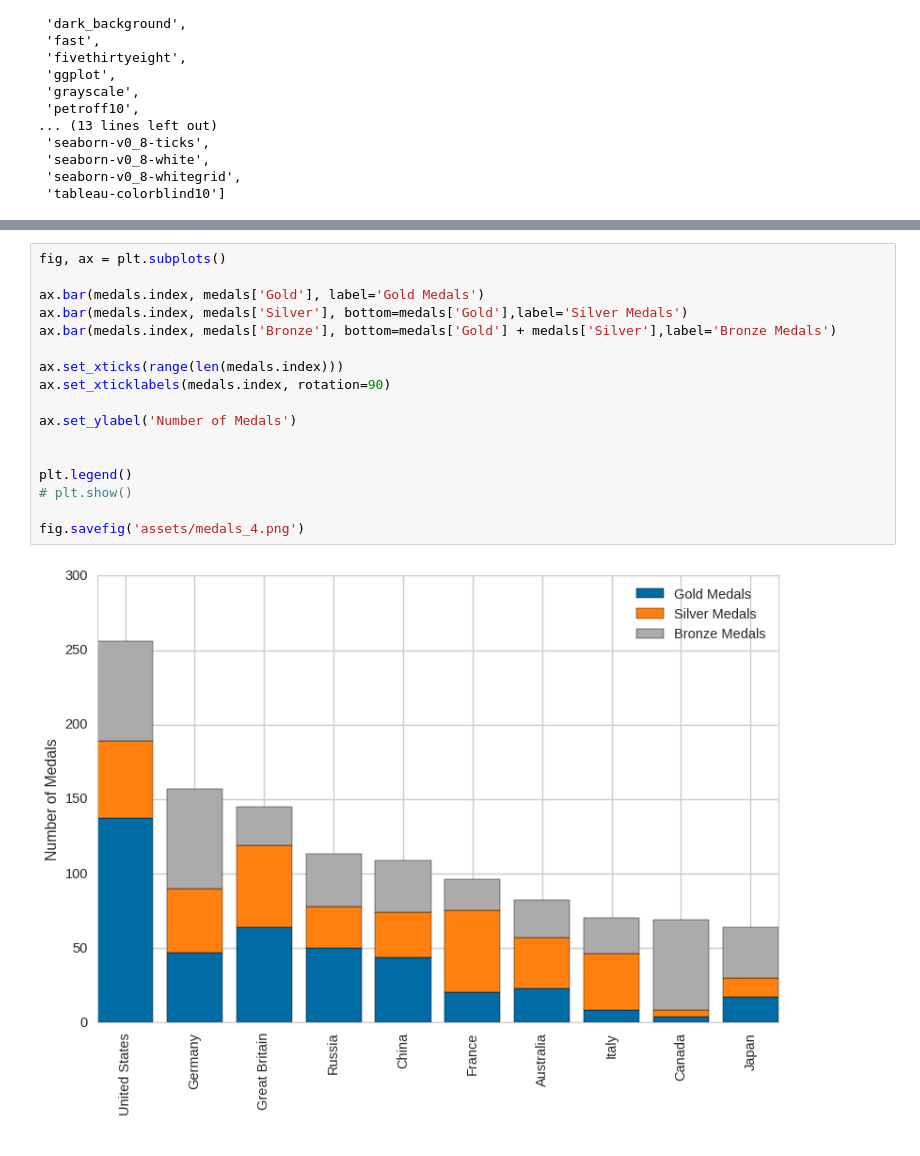
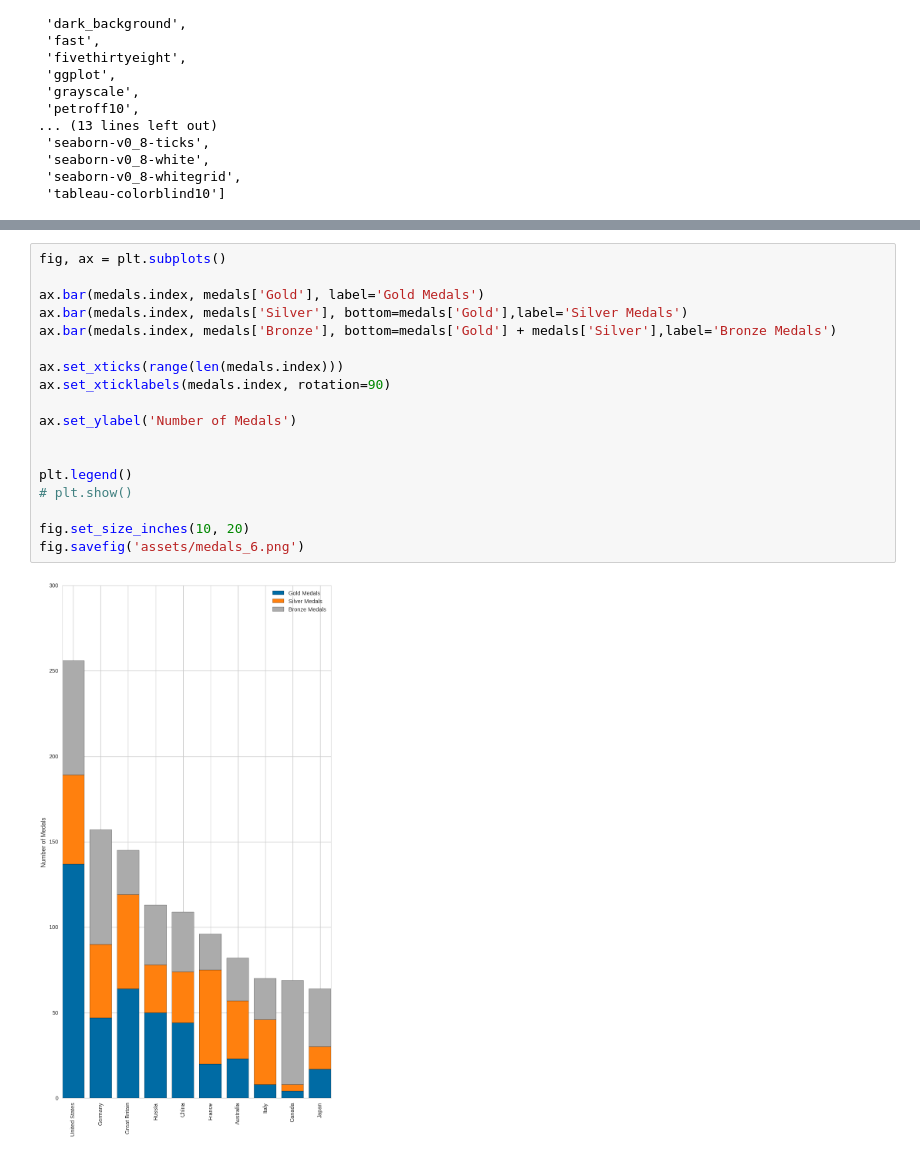
Before and after one commit to Kinetics20/Data_viz_lab, a Jupyter notebook: matplotlib_2.ipynb, the cells around one changed output, grey strips where cells are left out. Cells and saved outputs as stored; diff of their text form.

```diff
--- a/matplotlib_2.ipynb
+++ b/matplotlib_2.ipynb
@@ -517,19 +517,20 @@ classic
 # %%
 fig, ax = plt.subplots()
 
 ax.bar(medals.index, medals['Gold'], label='Gold Medals')
 ax.bar(medals.index, medals['Silver'], bottom=medals['Gold'],label='Silver Medals')
 ax.bar(medals.index, medals['Bronze'], bottom=medals['Gold'] + medals['Silver'],label='Bronze Medals')
 
 ax.set_xticks(range(len(medals.index)))
 ax.set_xticklabels(medals.index, rotation=90)
 
 ax.set_ylabel('Number of Medals')
 
 
 plt.legend()
 # plt.show()
 
-fig.savefig('assets/medals_4.png')
+fig.set_size_inches(10, 20)
+fig.savefig('assets/medals_6.png')
 # %% [output]
-[figure, old version]
+[figure, new version]
```
Also changed, not shown: parts of 1 cell of this notebook, 2 other files.
